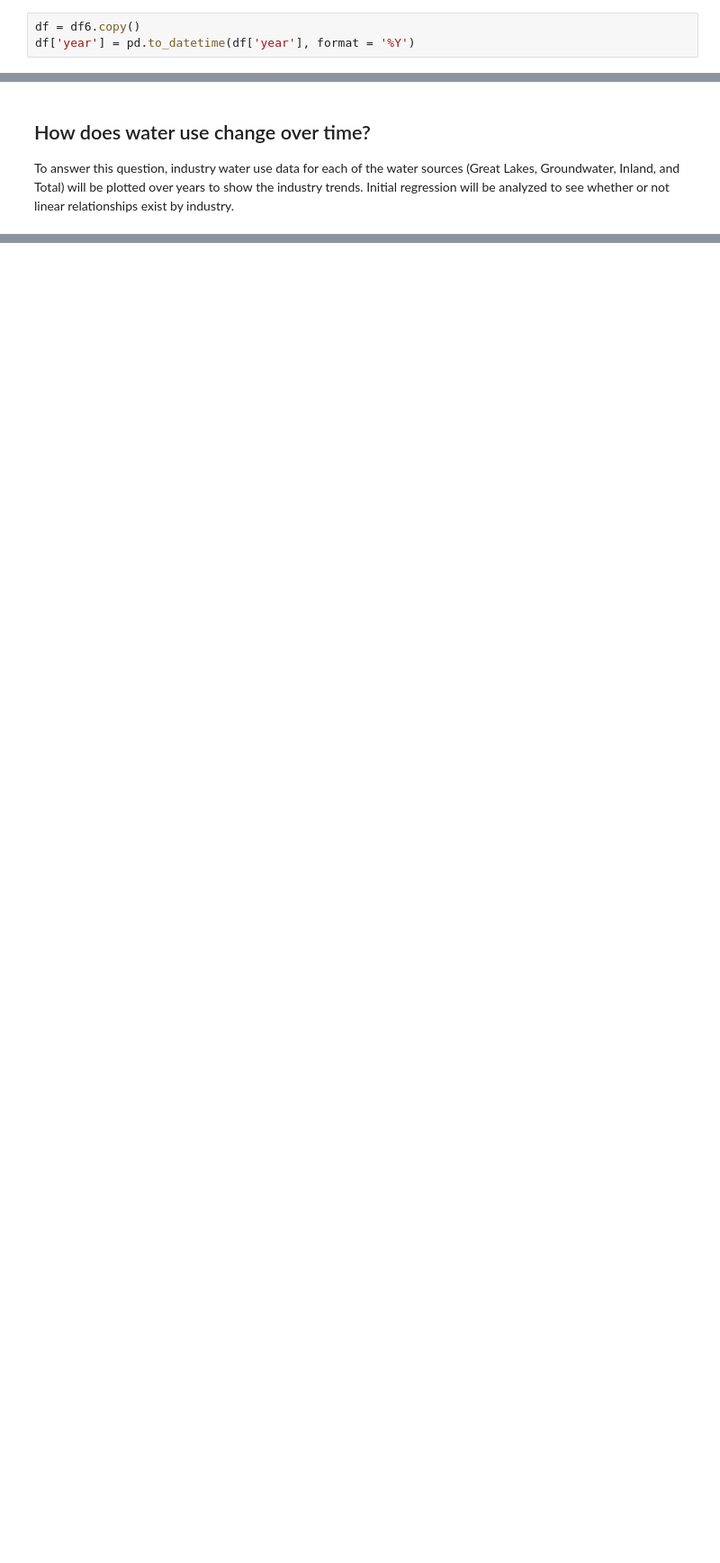
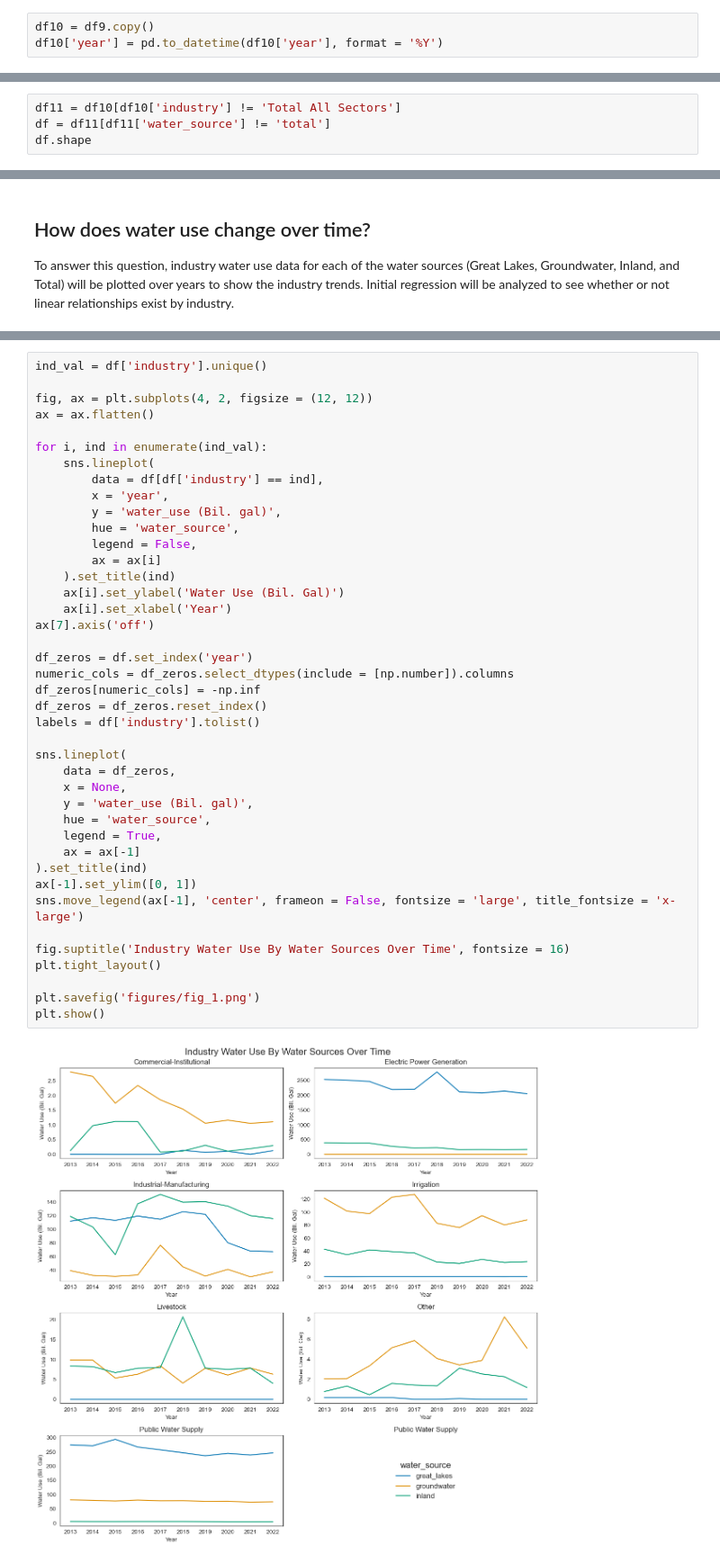
Before and after one commit to jpjavier23/michigan_water_use, a Jupyter notebook: michigan_water_use.ipynb, the cells around one changed output, grey strips where cells are left out. Shown: that part at 90% size. Cells and saved outputs as stored; diff of their text form; blank space fills up the shorter version.

Commit message:
first figure complete

```diff
--- a/michigan_water_use.ipynb
+++ b/michigan_water_use.ipynb
@@ -374,4 +398,4 @@ memory usage: 4.5+ KB
 # %%
-df = df6.copy()
-df['year'] = pd.to_datetime(df['year'], format = '%Y')
+df10 = df9.copy()
+df10['year'] = pd.to_datetime(df10['year'], format = '%Y')
 # %%
@@ -393,0 +420,4 @@ memory usage: 4.5+ KB
+# %%
+df11 = df10[df10['industry'] != 'Total All Sectors']
+df = df11[df11['water_source'] != 'total']
+df.shape
@@ -489,0 +465,43 @@ For most sources, electric power generation seems to be the most impactful indus
+# %%
+ind_val = df['industry'].unique()
+
+fig, ax = plt.subplots(4, 2, figsize = (12, 12))
+ax = ax.flatten()
+
+for i, ind in enumerate(ind_val):
+    sns.lineplot(
+        data = df[df['industry'] == ind],
+        x = 'year',
+        y = 'water_use (Bil. gal)',
+        hue = 'water_source',
+        legend = False,
+        ax = ax[i]
+    ).set_title(ind)
+    ax[i].set_ylabel('Water Use (Bil. Gal)')
+    ax[i].set_xlabel('Year')
+ax[7].axis('off')
+
+df_zeros = df.set_index('year')
+numeric_cols = df_zeros.select_dtypes(include = [np.number]).columns
+df_zeros[numeric_cols] = -np.inf
+df_zeros = df_zeros.reset_index()
+labels = df['industry'].tolist()
+
+sns.lineplot(
+    data = df_zeros,
+    x = None,
+    y = 'water_use (Bil. gal)',
+    hue = 'water_source',
+    legend = True,
+    ax = ax[-1]
+).set_title(ind)
+ax[-1].set_ylim([0, 1])
+sns.move_legend(ax[-1], 'center', frameon = False, fontsize = 'large', title_fontsize = 'x-large')
+
+fig.suptitle('Industry Water Use By Water Sources Over Time', fontsize = 16)
+plt.tight_layout()
+
+plt.savefig('figures/fig_1.png')
+plt.show()
+# %% [output]
+[figure, added]
```
Also changed, not shown: parts of 25 cells of this notebook, 1 other file.
